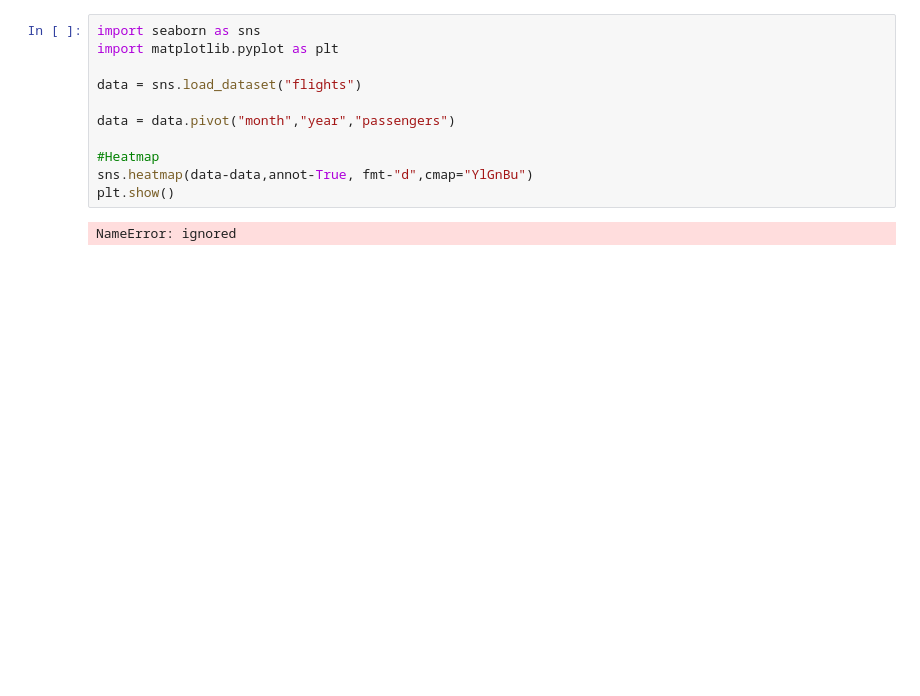
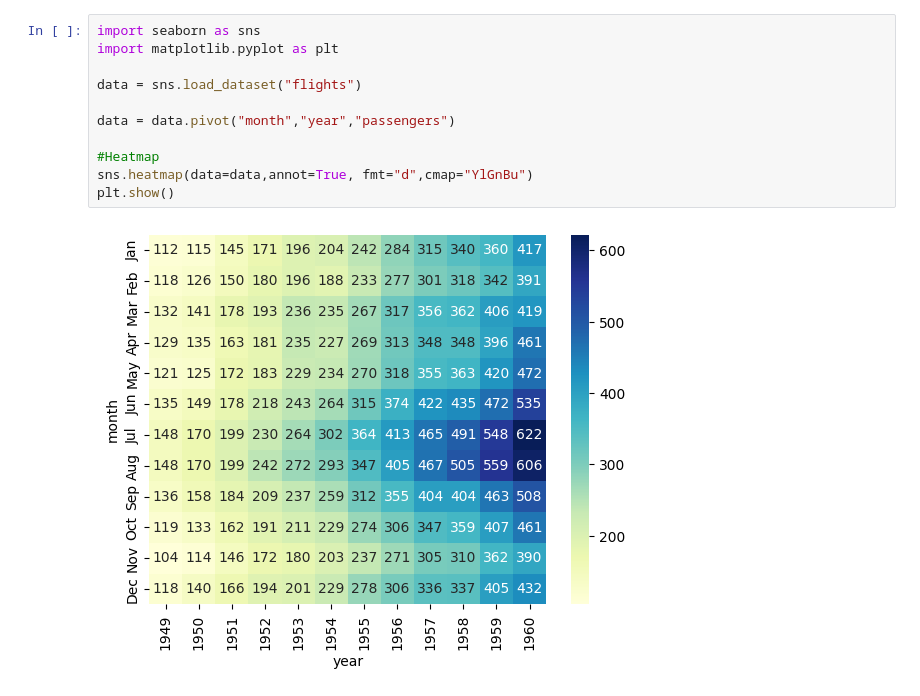
Before and after one commit to NA0HARU/Machine_Learning, a Jupyter notebook: Seaborn.ipynb, the cells around one changed output. Saved outputs shown, nothing was run; the diff lists cells and outputs as text; blank space fills up the shorter version.

```diff
--- a/Seaborn.ipynb
+++ b/Seaborn.ipynb
@@ -21,13 +21,13 @@ Requirement already satisfied: six>=1.5 in /usr/local/lib/python3.9/dist-package
 # %%
 import seaborn as sns
 import matplotlib.pyplot as plt
 
 data = sns.load_dataset("flights")
 
 data = data.pivot("month","year","passengers")
 
 #Heatmap
-sns.heatmap(data-data,annot-True, fmt-"d",cmap="YlGnBu")
+sns.heatmap(data=data,annot=True, fmt="d",cmap="YlGnBu")
 plt.show()
 # %% [output]
-NameError: ignored
+[figure, added]
```
Also changed, not shown: parts of 7 cells of this notebook, 6 other files.
